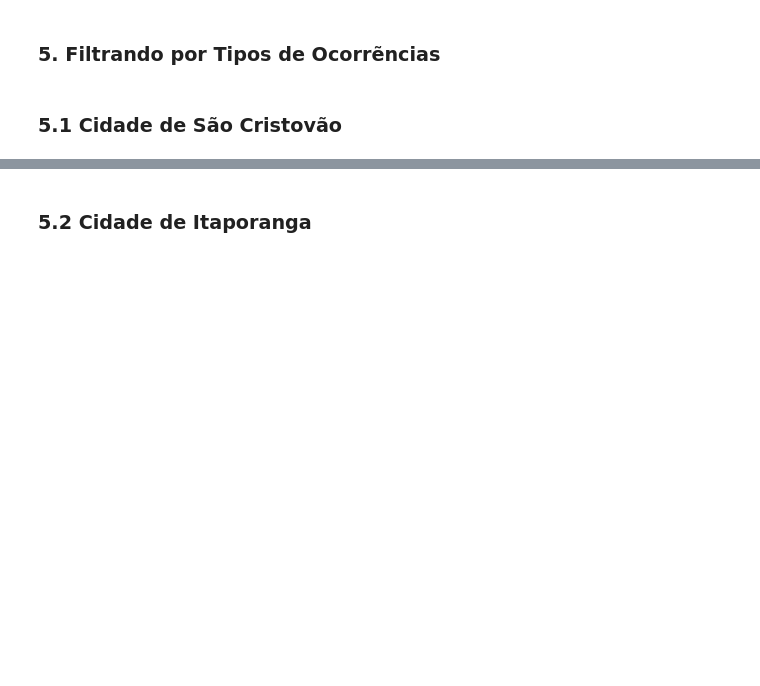
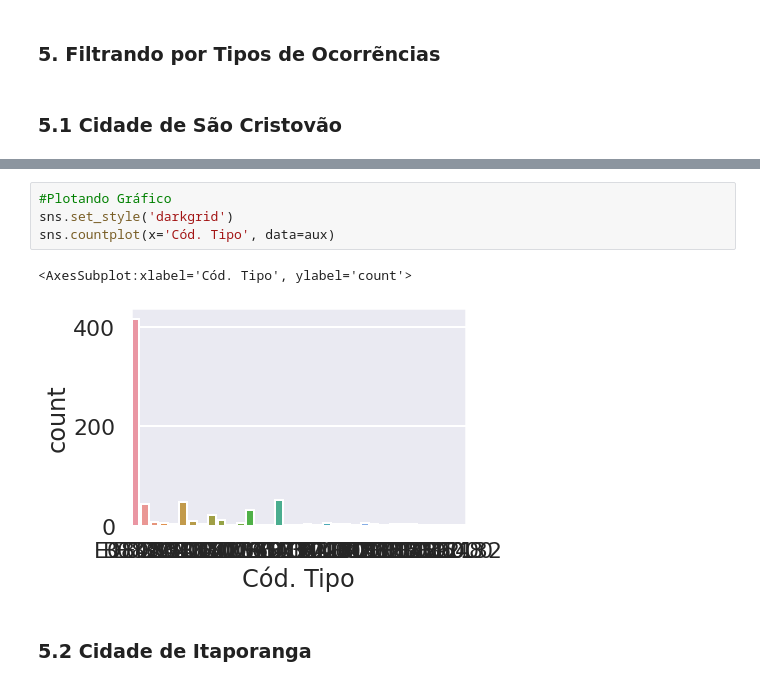
Before and after one commit to IsisAraujo/Projeto_piloto.PMSE, a Jupyter notebook: 1_trimestre_1cipm.ipynb, the cells around one changed output, grey strips where cells are left out. Cells and saved outputs as stored; diff of their text form; blank space fills up the shorter version.

```diff
--- a/1_trimestre_1cipm.ipynb
+++ b/1_trimestre_1cipm.ipynb
@@ -235,2 +271,9 @@ df3
+# %%
+#Plotando Gráfico
+sns.set_style('darkgrid')
+sns.countplot(x='Cód. Tipo', data=aux)
+# %% [output]
+<AxesSubplot:xlabel='Cód. Tipo', ylabel='count'>
+[figure, added]
 # %% [markdown]
 ### 5.2 Cidade de Itaporanga
```
Also changed, not shown: parts of 35 cells of this notebook, 10 other files.
